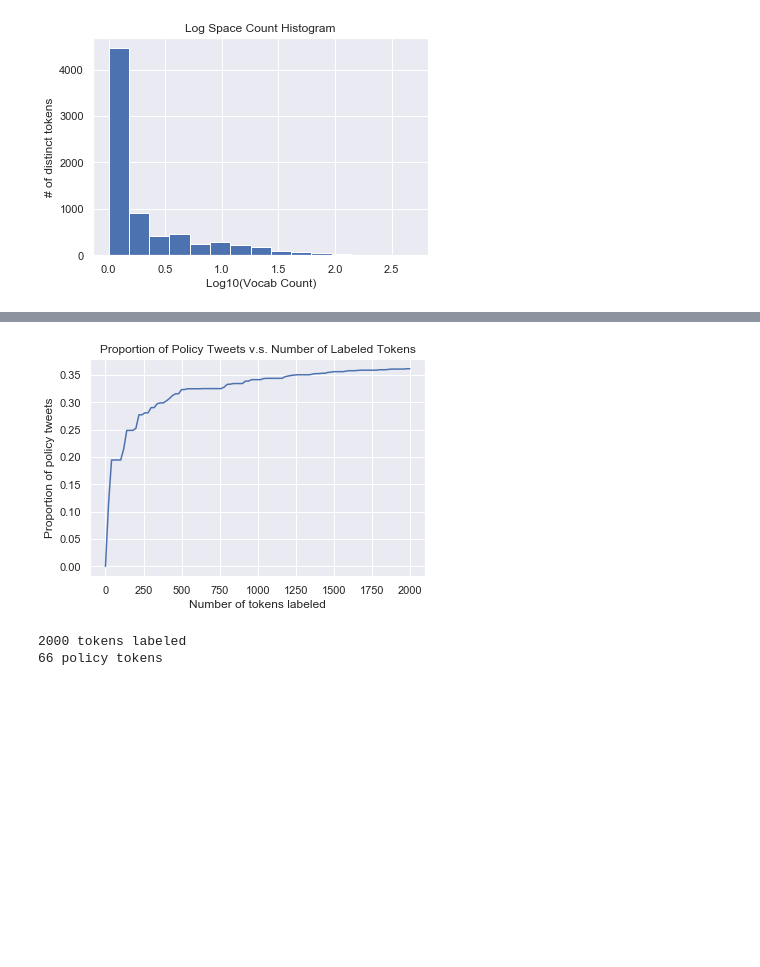
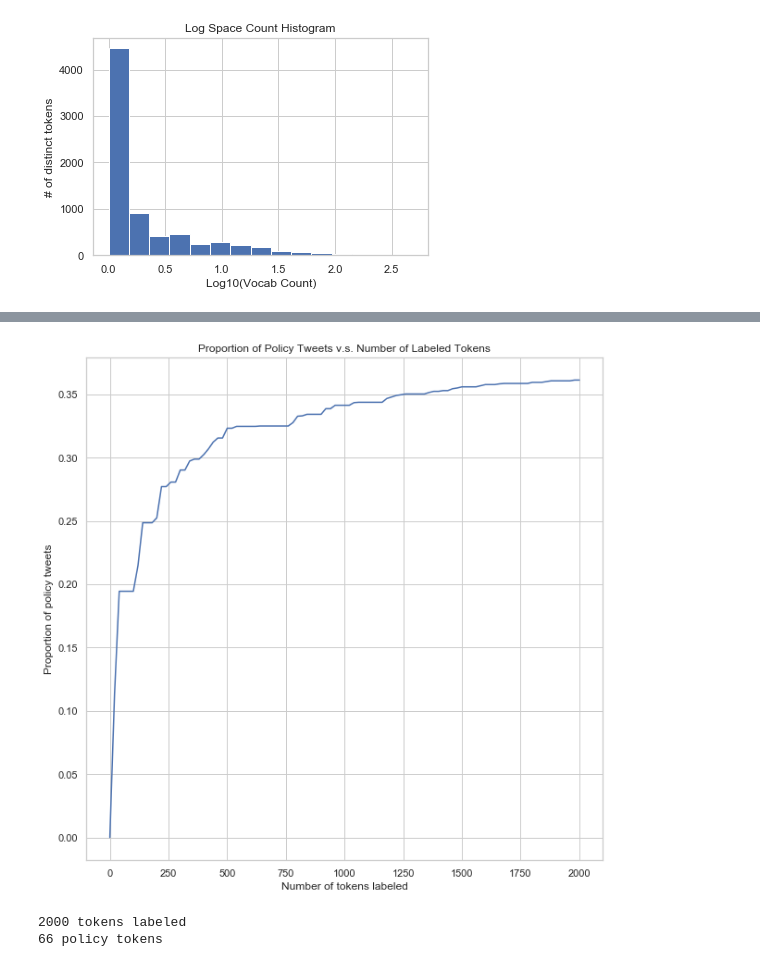
Before and after one commit to BBBBlarry/US-v.s.-Them-in-240-Characters, a Jupyter notebook: code/python/Tweet Automatic Coding Pipeline.ipynb, the cells around one changed output, grey strips where cells are left out. Saved outputs shown, nothing was run; the diff lists cells and outputs as text; code cells hidden in the pictures; blank space fills up the shorter version.

```diff
--- a/code/python/Tweet Automatic Coding Pipeline.ipynb
+++ b/code/python/Tweet Automatic Coding Pipeline.ipynb
@@ -505,0 +492,6 @@ df_attack_rate_by_state.sort_values("attack_rate", ascending=False).plot.bar()
+# %%
+sns.set_style("whitegrid")
+ax = df_attack_rate_by_state.sort_values("attack_rate", ascending=False).plot.bar(figsize=(10,10))
+plt.title("Twitter Attack Rate in Campaigns By State")
+plt.savefig("../../figures/Twitter Attack Rate in Campaigns By State.png")
+plt.show()
@@ -761,13 +764,17 @@ for i in tqdm_notebook(num_tokens):
 # %%
 #%%script false --no-raise-error
 
+plt.figure(figsize = (10,10))
 plt.plot(num_tokens, policy_percentages)
 plt.xlabel("Number of tokens labeled")
 plt.ylabel("Proportion of policy tweets")
 plt.title("Proportion of Policy Tweets v.s. Number of Labeled Tokens")
+
+plt.savefig("../../figures/Proportion of Policy Tweets wv Number of Labeled Tokens.png")
+
 plt.show()
 # %% [output]
-[figure, old version]
+[figure, new version]
 # %%
 token_coding_finished_file = "../../data/token_coding//token_coding.csv"
 c = 0
```
Also changed, not shown: parts of 9 cells of this notebook, 6 other files.
